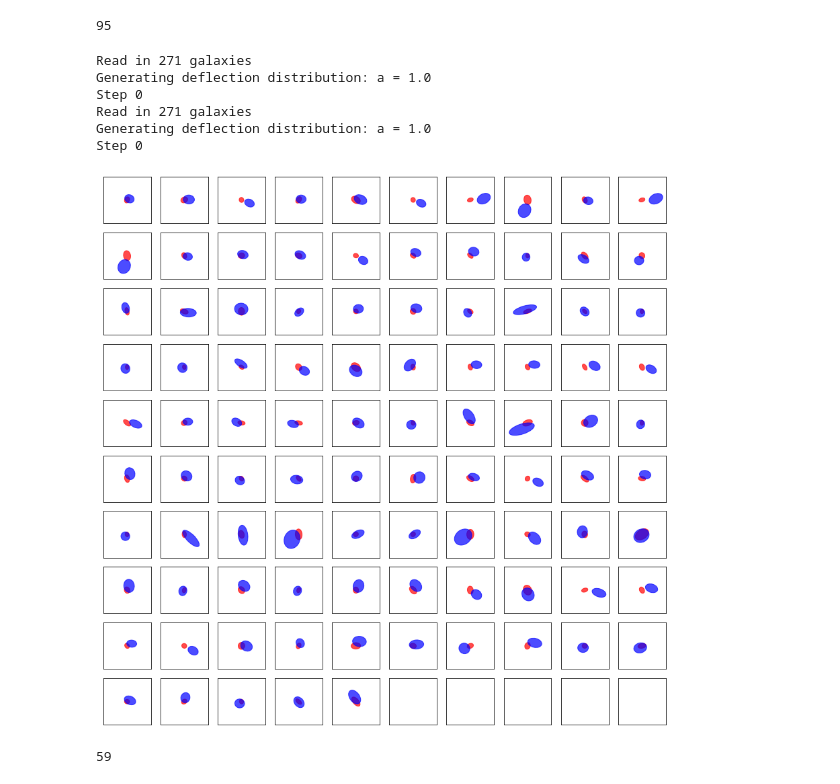
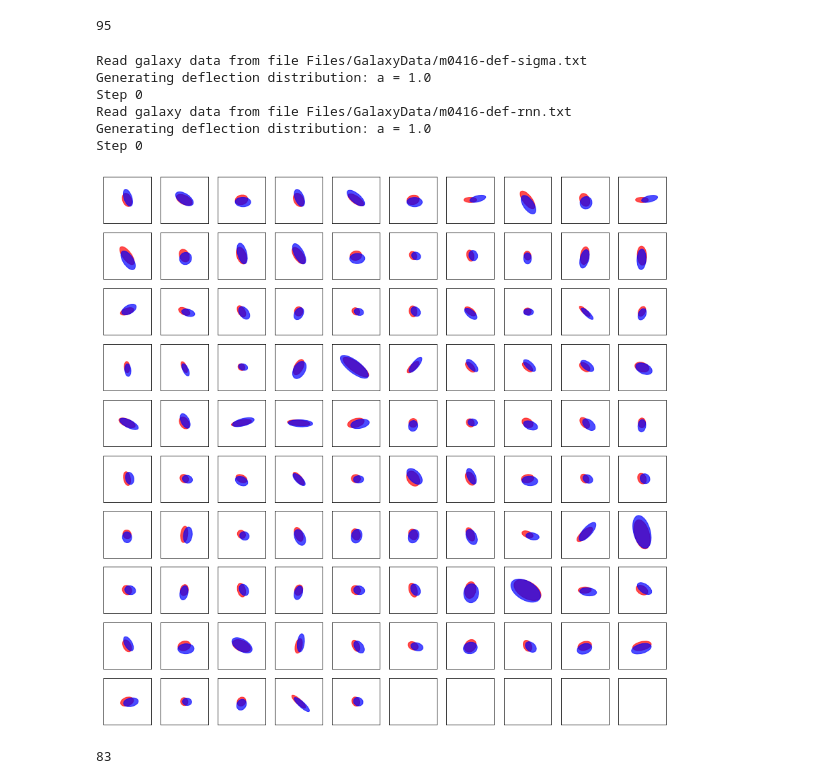
Before and after one commit to JackieLee23/Gravitational-Lensing, a Jupyter notebook: Macs_deflection_distributions.ipynb, the cells around one changed output. Cells and saved outputs as stored; diff of their text form; code cells hidden in the pictures.

```diff
--- a/Macs_deflection_distributions.ipynb
+++ b/Macs_deflection_distributions.ipynb
@@ -272,15 +272,13 @@ Read in 271 galaxies
 Text(0.5, 1.0, 'Boxes')
 [figure]
 # %%
-def getStats(n, probs, scatter, img = img):
-    global data
-    data[clustnum:,3] = probs
+def getStats(n, mode, scatter, img = img):
 
-    gal = fc.galclass(data, logflags = [False, False])
-    gal.scale()
+    gal = fc.galclass("Files/GalaxyData/" + cluster + "-def-" + mode + ".txt", logflags = [True, True])
+    gal.scale(b0 = 0.0)
 
     deflects = fc.defclass()
-    deflects.draw(gal, img, 0.4, [1.], n, scatter = scatter, useD = True)
+    deflects.draw(gal, img, 0.0, [1.], n, scatter = scatter, useD = True)
     return deflects.marr, deflects.Garr, deflects.Cmat
 
 def scatterMeans(n, probs, scatter, ax, color):
@@ -341,3 +339,10 @@ Step 0
 0.0234600746669848
 -0.0027643164766714265
 [figure]
+# %%
+mode = "rnn"
+gal = fc.galclass("Files/GalaxyData/" + cluster + "-def-" + mode + ".txt")
+gal.scale()
+gal.draw()
+print(gal.ngal)
+print(gal.p)
@@ -562,13 +566,13 @@ print(len(img.xarr))
 # %%
 #Comparing 2D gaussians via ellipses
 
-def drawEllipses(probs):
+def drawEllipses(mode):
     rightcount = 0
     rownum = 10
     colnum = 10
     fig, axs = plt.subplots(rownum, colnum, figsize = (15, 15))
-    marr, garr, Cmar = getStats(100, sigmaclass, True)
-    marr2, garr2, Cmar2 = getStats(100, probs, True)
+    marr, garr, Cmar = getStats(100, "sigma", True)
+    marr2, garr2, Cmar2 = getStats(100, mode, True)
 
     for i, ax in enumerate(fig.axes):
         ax.axes.xaxis.set_visible(False)
@@ -606,16 +610,16 @@ def drawEllipses(probs):
     plt.show()
     print(rightcount)
 # %%
-drawEllipses(knnprob)
+drawEllipses("rnn")
 # %% [output]
-Read in 271 galaxies
+Read galaxy data from file Files/GalaxyData/m0416-def-sigma.txt
 Generating deflection distribution: a = 1.0
 Step 0
-Read in 271 galaxies
+Read galaxy data from file Files/GalaxyData/m0416-def-rnn.txt
 Generating deflection distribution: a = 1.0
 Step 0
-[figure, old version]
+[figure, new version]
-59
+83
 # %%
 drawEllipses(rnnprob)
 # %% [output]
```
Also changed, not shown: parts of 3 cells of this notebook, 12 other files.
